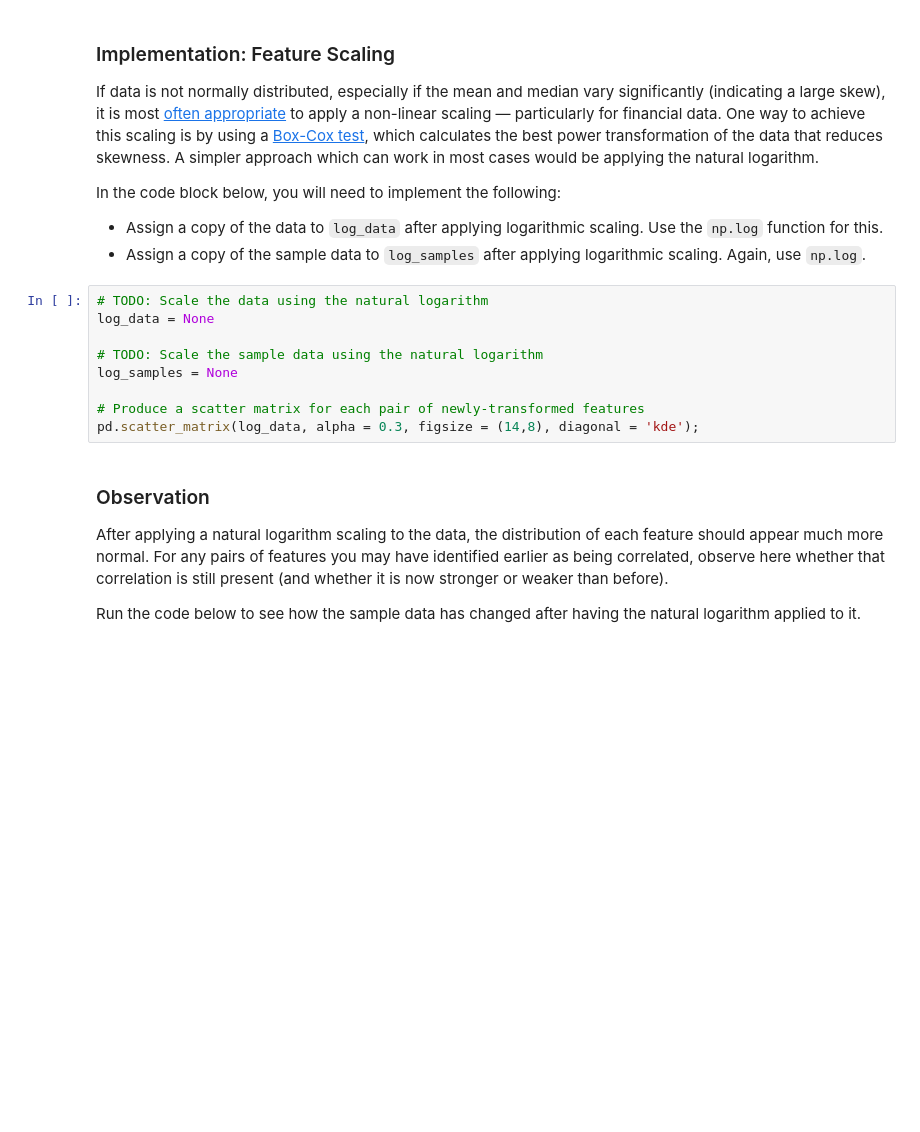
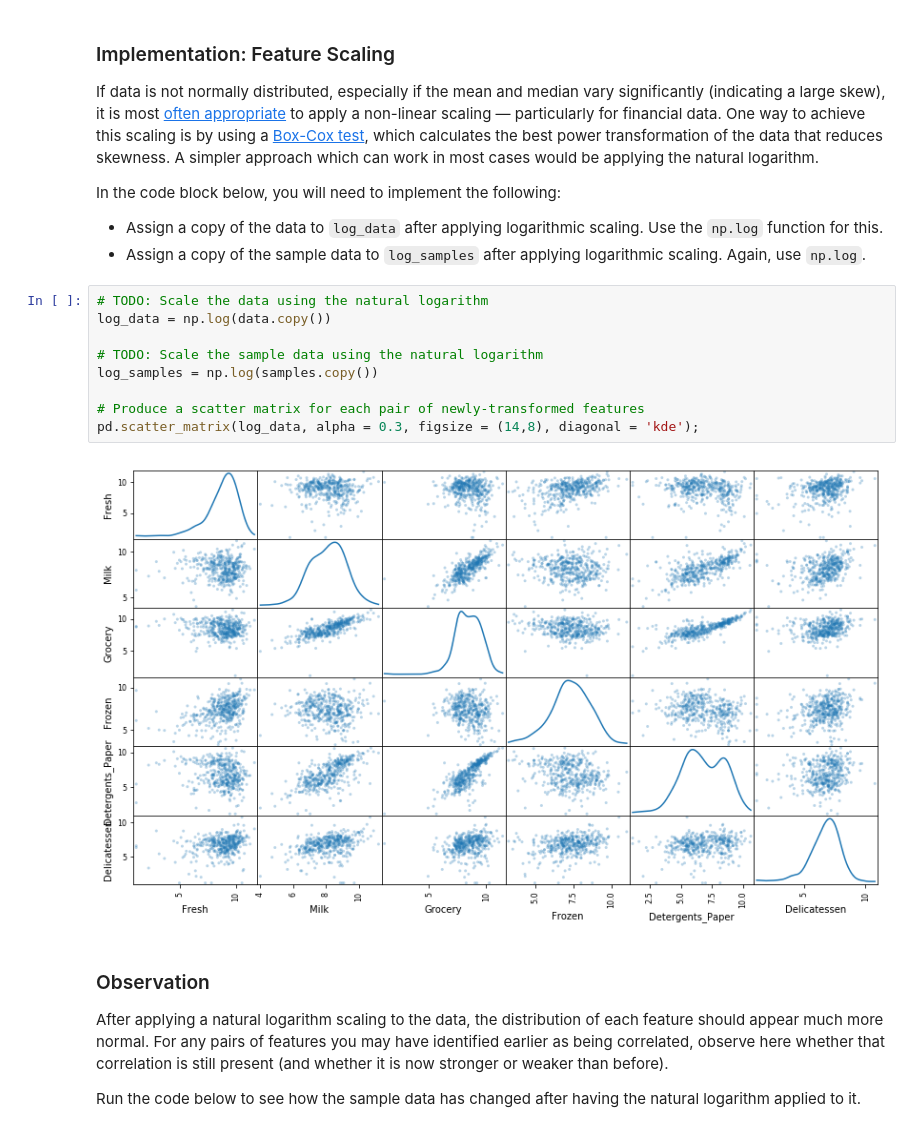
Before and after one commit to SGStrohkorb/Udacity-Other-Projects, a Jupyter notebook: projects/customer_segments/customer_segments.ipynb, the cells around one changed output. Saved outputs shown, nothing was run; the diff lists cells and outputs as text; blank space fills up the shorter version.

```diff
--- a/projects/customer_segments/customer_segments.ipynb
+++ b/projects/customer_segments/customer_segments.ipynb
@@ -152,13 +167,15 @@ In the code block below, you will need to implement the following:
  - Assign a copy of the sample data to `log_samples` after applying logarithmic scaling. Again, use `np.log`.
 # %%
 # TODO: Scale the data using the natural logarithm
-log_data = None
+log_data = np.log(data.copy())
 
 # TODO: Scale the sample data using the natural logarithm
-log_samples = None
+log_samples = np.log(samples.copy())
 
 # Produce a scatter matrix for each pair of newly-transformed features
 pd.scatter_matrix(log_data, alpha = 0.3, figsize = (14,8), diagonal = 'kde');
+# %% [output]
+[figure, added]
 # %% [markdown]
 ### Observation
 After applying a natural logarithm scaling to the data, the distribution of each feature should appear much more normal. For any pairs of features you may have identified earlier as being correlated, observe here whether that correlation is still present (and whether it is now stronger or weaker than before).
```
Also changed, not shown: parts of 14 cells of this notebook, 1 other file.
